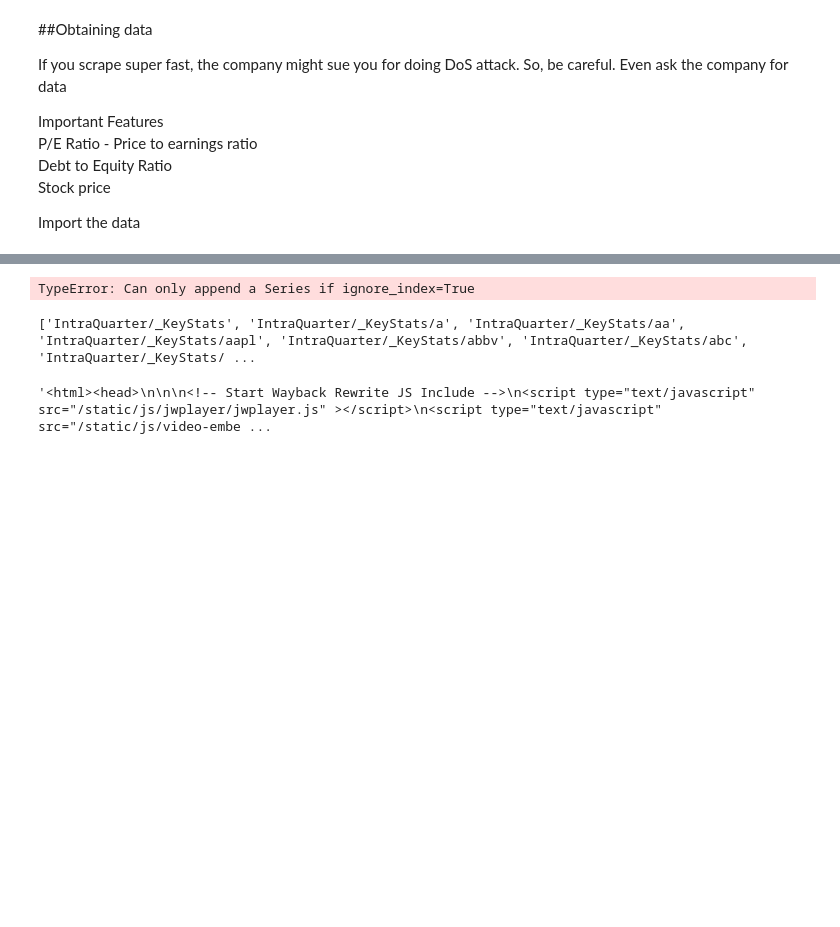
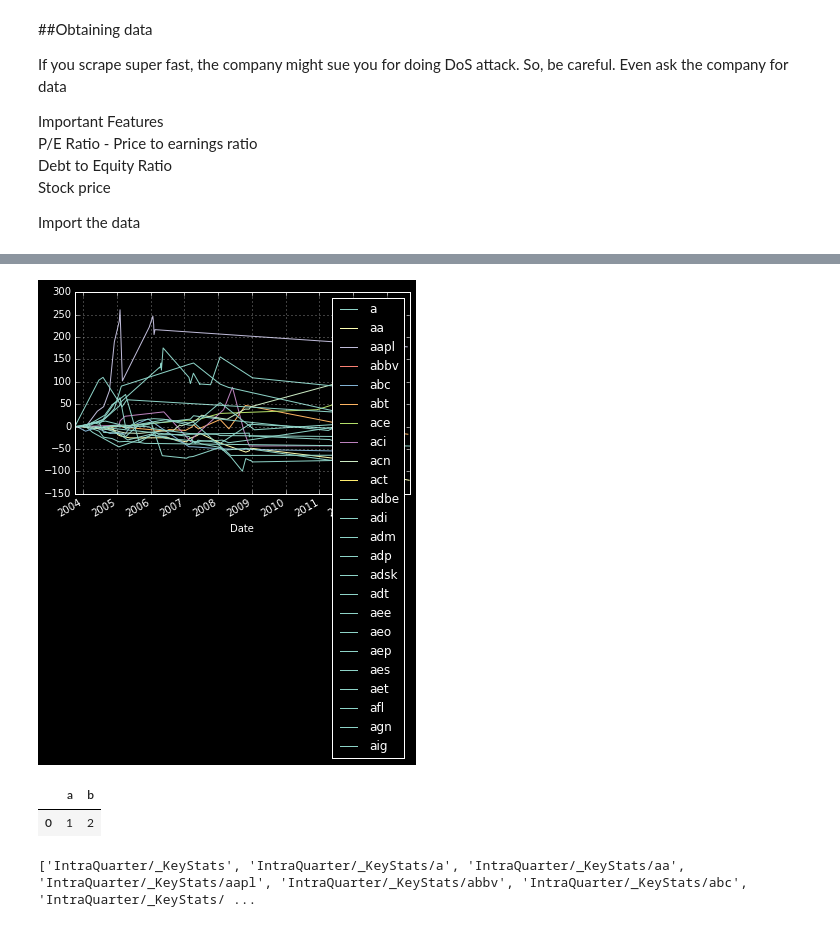
Before and after one commit to neo-anderson/machine-learning-investment-trading, a Jupyter notebook: Machine Learning for Investment - Part 1.ipynb, the cells around one changed output, grey strips where cells are left out. Saved outputs shown, nothing was run; the diff lists cells and outputs as text; code cells hidden in the pictures; blank space fills up the shorter version.

```diff
--- a/Machine Learning for Investment - Part 1.ipynb
+++ b/Machine Learning for Investment - Part 1.ipynb
@@ -71,22 +74,83 @@ path ='IntraQuarter'
 def Key_Stats(gather='Total Debt/Equity (mrq)'):
     statspath = path+'/_KeyStats'
     stock_list = [x[0] for x in os.walk(statspath)]
-    df = pd.DataFrame(columns = ['Date','Unix','Ticker','DE Ratio'])
-    for each_dir in stock_list[1:]:
+    df = pd.DataFrame(columns = ['Date','Unix','Ticker','DE Ratio','Price',
+                                 'stock_p_change','SP500','sp500_p_change','difference'])
+    sp500_df = pd.DataFrame.from_csv('YAHOO-INDEX_GSPC.csv')
+    ticker_list=[]
+
+    for each_dir in stock_list[1:25]:
         each_file = os.listdir(each_dir)
         ticker = each_dir.split('/')[2]
+        ticker_list.append(ticker)
+
+        starting_stock_value = False
+        starting_sp500_value = False
+
         if len(each_file) > 0:
             for file in each_file:
                 date_stamp = datetime.strptime(file,'%Y%m%d%H%M%S.html')
                 unix_time = time.mktime(date_stamp.timetuple())
                 source = open(each_dir+'/'+file).read()
                 try:
-                    value = float(source.split(gather+':</td><td class="yfnc_tabledata1">')[1].split('</td>')[0])
-                    df = df.append({'Date':date_stamp, 'Unix':unix_time, 'Ticker':ticker, 'DE Ratio':value}, ignore_index = True)
+                    try:
+                        value = float(source.split(gather+':</td><td class="yfnc_tabledata1">')[1].split('</td>')[0])
+                    except Exception as e:
+                        print(e,ticker,file)
+                        value = float(source.split(gather+':</td>\n<td class="yfnc_tabledata1">')[1].split('</td>')[0])
+                        print(value)
+
+                    try:
+                        sp500_date = datetime.fromtimestamp(unix_time).strftime('%Y-%m-%d')
+                        row = sp500_df.ix[sp500_date]
+                        sp500_value = float(row["Adjusted Close"])
+                    except:
+                        sp500_date = datetime.fromtimestamp(unix_time - 259200).strftime('%Y-%m-%d')
+                        row = sp500_df.ix[sp500_date]
+                        sp500_value = float(row["Adjusted Close"])
+
+                    try:
+                        stock_price = float(source.split('</small><big><b>')[1].split('</b')[0])
+                    except Exception as e:
+                        try:
+                            stock_price = (source.split('</small><big><b>')[1].split('</b')[0])
+                            stock_price = re.search(r'(\d{1,8}\.\d{1,8})',stock_price)
+                            stock_price = float(stock_price.group(1))
+                            print(e, ticker, file)
+                            print(stock_price)
+                        except:
+                            pass
+
+                    if not starting_stock_value:
+                        starting_stock_value = stock_price
+                    if not starting_sp500_value:
+                        starting_sp500_value = sp500_value
+
+                    stock_p_change = 100 * (stock_price - starting_stock_value)/starting_stock_value
+                    sp500_p_change = 100 * (sp500_value - starting_sp500_value)/starting_sp500_value
+
+
+                    df = df.append({'Date':date_stamp,
+                                    'Unix':unix_time,
+                                    'Ticker':ticker,
+                                    'DE Ratio':value,
+                                    'Price':stock_price,
+                                    'stock_p_change':stock_p_change,
+                                    'SP500':sp500_value,
+                                    'sp500_p_change':sp500_p_change,
+                                    'difference':stock_p_change - sp500_p_change}, ignore_index = True)
                 except Exception as e:
                     pass
 
                 #print(ticker,':',value)
+    for each_ticker in ticker_list:
+        try:
+            plot_df = df[df['Ticker'] == each_ticker]
+            plot_df = plot_df.set_index(['Date'])
+            plot_df['difference'].plot(label=each_ticker)
+            plt.legend()
+        except:
+            pass
     save = gather.replace('/','').replace(' ','').replace(')','').replace('(','')+('.csv')
     print(save)
     df.to_csv(save)
@@ -95,15 +175,13 @@ Key_Stats()
 TotalDebtEquitymrq.csv
+[figure, added]
 # %%
 df1 = pd.DataFrame(columns=['a','b'])
-df1 = df1.append({'a':1,'b':2})
+df1 = df1.append({'a':1,'b':2}, ignore_index=True)
 df1
 # %% [output]
-TypeError: Can only append a Series if ignore_index=True
+|  | a | b |
+| 0 | 1 | 2 |
 # %%
 print([x[0] for x in os.walk(path+'/_KeyStats')])
 # %% [output]
 ['IntraQuarter/_KeyStats', 'IntraQuarter/_KeyStats/a', 'IntraQuarter/_KeyStats/aa', 'IntraQuarter/_KeyStats/aapl', 'IntraQuarter/_KeyStats/abbv', 'IntraQuarter/_KeyStats/abc', 'IntraQuarter/_KeyStats/ ...
-# %%
-open('IntraQuarter/_KeyStats/aa/20040413042010.html').read()
-# %% [output]
-'<html><head>\n\n\n<!-- Start Wayback Rewrite JS Include -->\n<script type="text/javascript" src="/static/js/jwplayer/jwplayer.js" ></script>\n<script type="text/javascript" src="/static/js/video-embe ...
```
Also changed, not shown: parts of 3 cells of this notebook, 2 other files.
